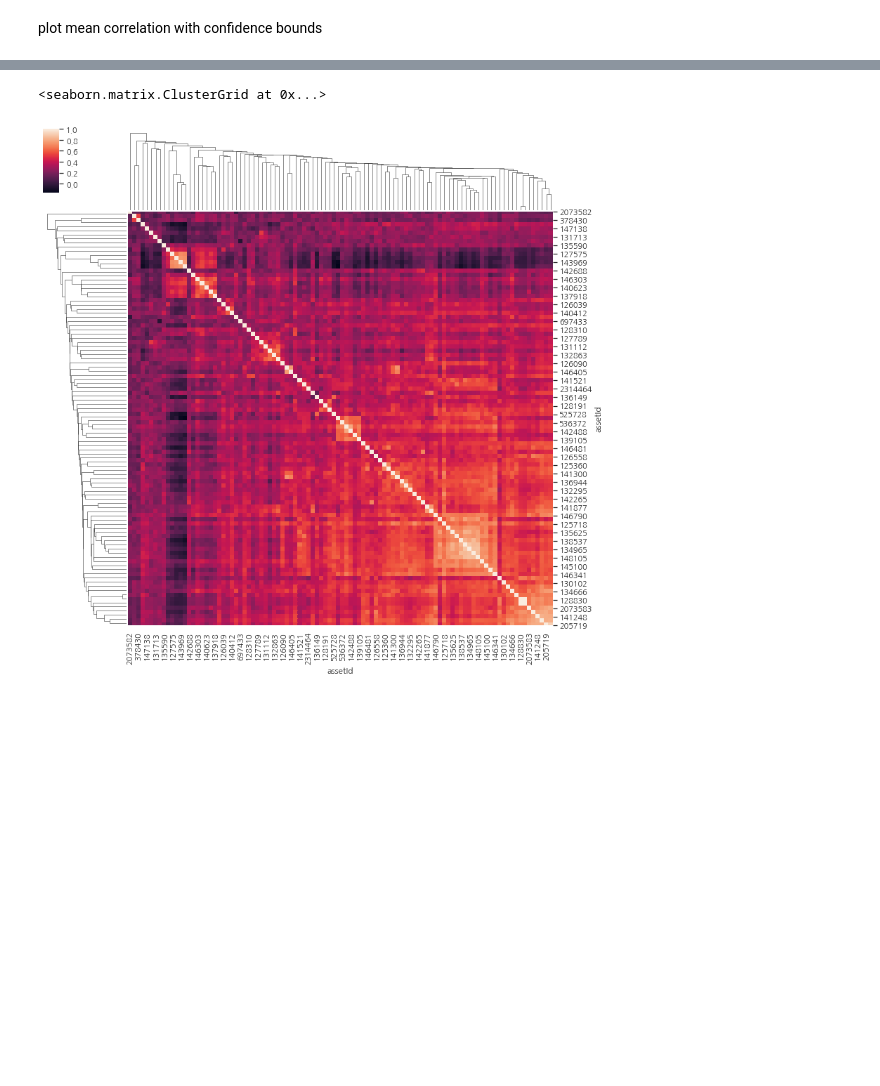
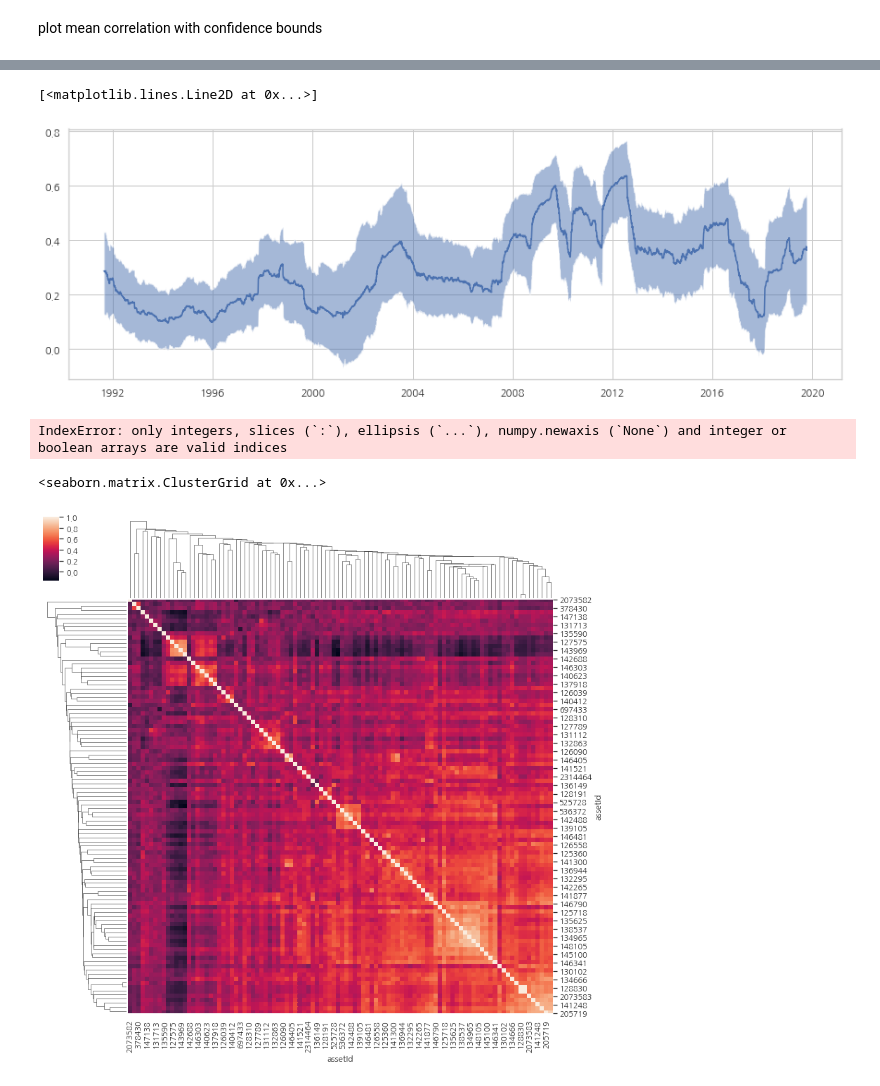
Before and after one commit to dnokes/DATA_698, a Jupyter notebook: notebooks/prototyping/DATA_698_Test_MSTs_Docker_Test.ipynb, the cells around one changed output, grey strips where cells are left out. Cells and saved outputs as stored; diff of their text form; code cells hidden in the pictures; blank space fills up the shorter version.

```diff
--- a/notebooks/prototyping/DATA_698_Test_MSTs_Docker_Test.ipynb
+++ b/notebooks/prototyping/DATA_698_Test_MSTs_Docker_Test.ipynb
@@ -529,3 +571,22 @@ meanCorrelationDf['observed'].plot(kind='area')
+# %%
+figureSize=(15,5)
+plt.figure(figsize=figureSize)
+x=percentileCorrelationDf.index
+#y0=meanCorrelationDf['observed'].values
+y0=percentileCorrelationDf[0.5].values
+#y1=percentileCorrelationDf[0.05].values
+#y2=percentileCorrelationDf[0.9500000000000001].values
+y1=percentileCorrelationDf[0.1].values
+y2=percentileCorrelationDf[0.9].values
+plt.fill_between(x,y1,y2,alpha=0.5)
+plt.plot(x,y0)
+# %% [output]
+[<matplotlib.lines.Line2D at 0x...>]
+[figure, added]
+# %%
+meanCorrelation
+# %% [output]
+IndexError: only integers, slices (`:`), ellipsis (`...`), numpy.newaxis (`None`) and integer or boolean arrays are valid indices
 # %%
 #
 sns.clustermap(CC,method="single",linewidths=0, figsize=(13, 13))
```
Also changed, not shown: parts of 9 cells of this notebook.
